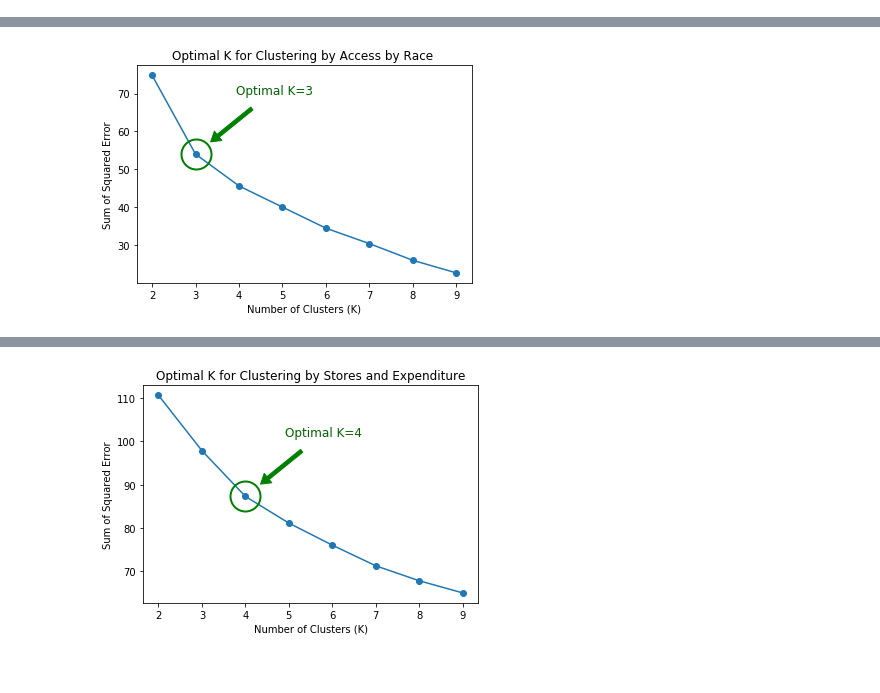
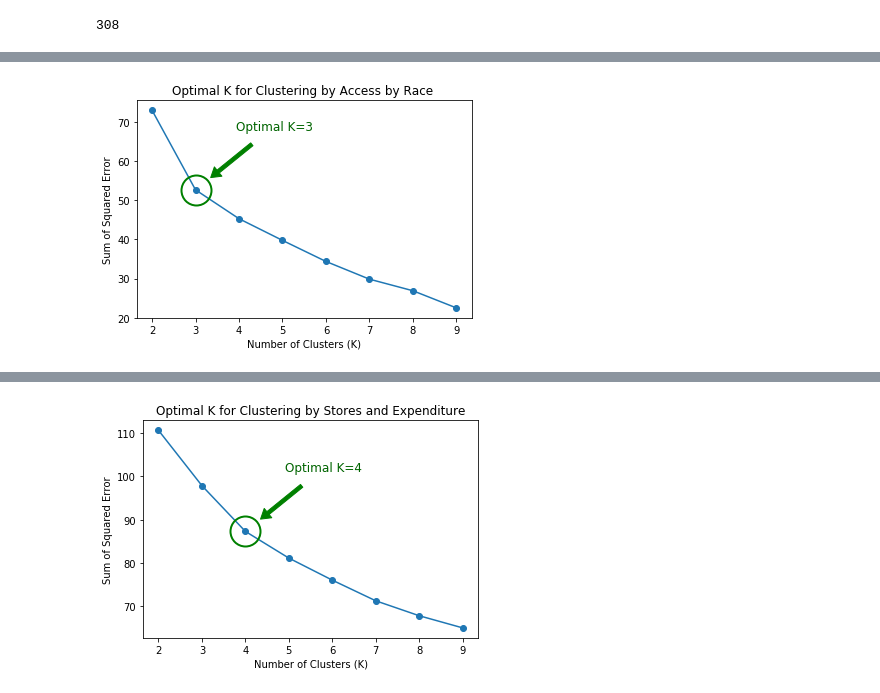
Before and after one commit to PreethiVijai/ML-project, a Jupyter notebook: clustering.ipynb, the cells around one changed output, grey strips where cells are left out. Cells and saved outputs as stored; diff of their text form; code cells hidden in the pictures.

```diff
--- a/clustering.ipynb
+++ b/clustering.ipynb
@@ -106,6 +106,10 @@ class Cluster:
         df = self.data.loc[self.data["Cluster"] == cluster]
         df = df[["State", "County", "Population Estimate, 2016",]]
         return df.rename(columns={ "Population Estimate, 2016": "Population" })
+# %%
+len(data.all.loc[data.all["Population Estimate, 2016"] < 5000])
+# %% [output]
+308
 # %%
 Cluster("Clustering by Access by Race ", {
     "PCT_LACCESS_WHITE15": "White, low access to stores (%)",
@@ -126,13 +130,13 @@ Cluster("Clustering by Access by Race ", {
 # %%
 Cluster("Clustering by Access by Race ", {
     "PCT_LACCESS_WHITE15": "White, low access to stores (%)",
     "PCT_LACCESS_BLACK15": "Black, low access to stores (%)",
     "PCT_LACCESS_HISP15": "Hispanic, low access to stores (%)",
     "PCT_LACCESS_NHASIAN15": "Asian, low access to stores (%)",
     "PCT_LACCESS_NHNA15": "American Indian or Alaska Native, low access to stores (%)",
     "PCT_LACCESS_NHPI15": "Hawaiian or Pacific Islander, low access to stores (%)",
-}, population=4000).clusters
+}, population=5000).clusters
 # %% [output]
-[figure, old version]
+[figure, new version]
 |  | Number of Counties | White, low access to stores (%) | Black, low access to stores (%) | Hispanic, low access to stores (%) | ... |
 | Cluster |  |  |  |  | ... |
```
Also changed, not shown: parts of 8 cells of this notebook.
